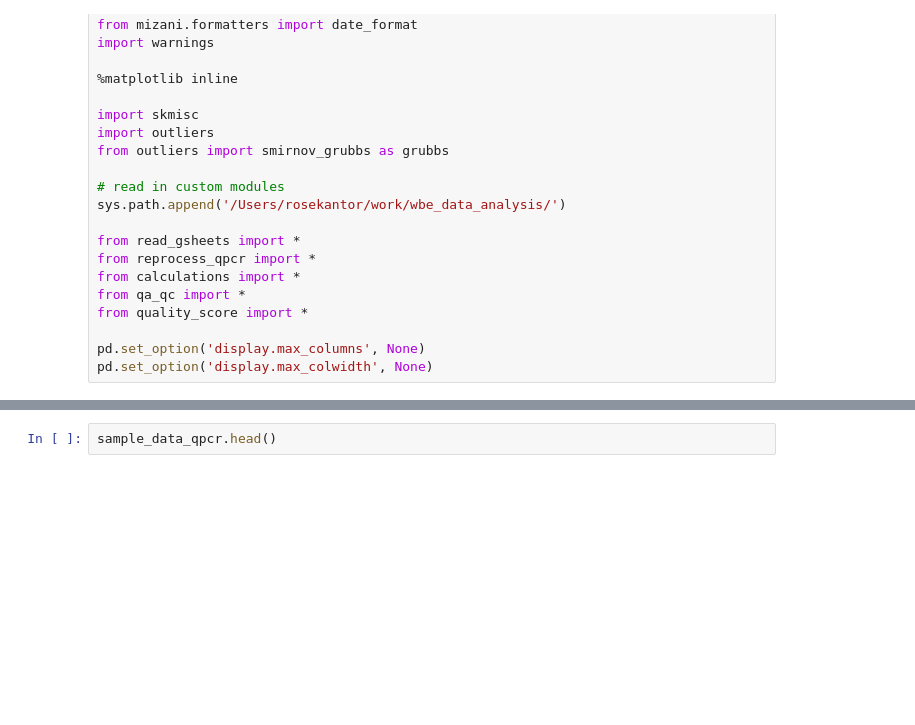
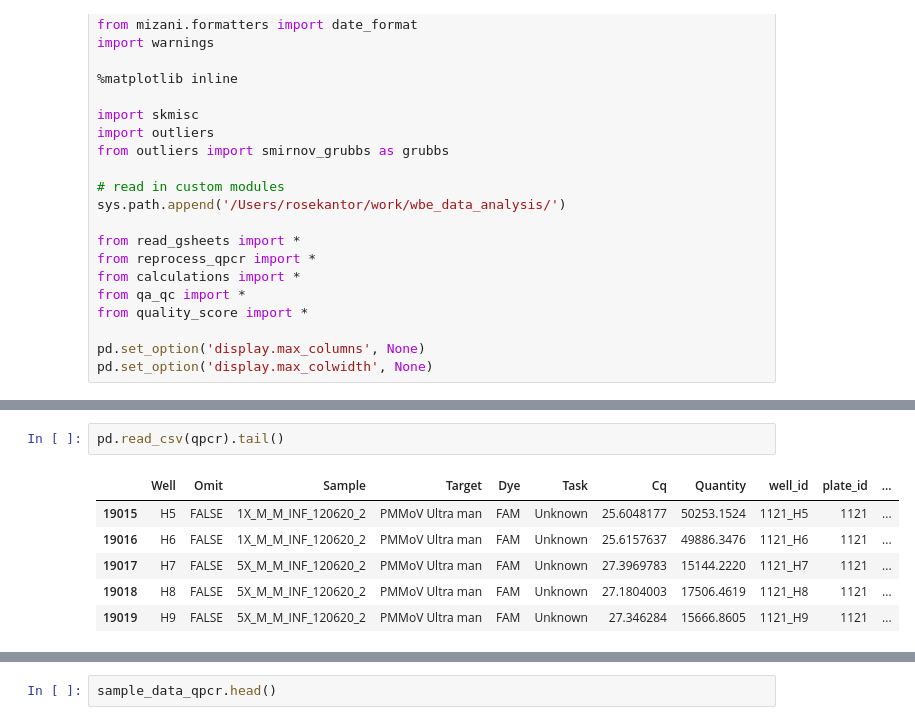
Before and after one commit to wastewaterlab/data_analysis, a Jupyter notebook: notebooks/testing_full_pipeline.ipynb, the cells around one changed output, grey strips where cells are left out. Drawn from its saved outputs; the diff is of its cells as text; blank space fills up the shorter version.

```diff
--- a/notebooks/testing_full_pipeline.ipynb
+++ b/notebooks/testing_full_pipeline.ipynb
@@ -75,0 +69,9 @@ plates = '/Users/rosekantor/scientific_work/Nelson_lab/wbe_project/data_wbe/Plat
+# %%
+pd.read_csv(qpcr).tail()
+# %% [output]
+|  | Well | Omit | Sample | Target | Dye | Task | Cq | Quantity | well_id | plate_id | ... |
+| 19015 | H5 | FALSE | 1X_M_M_INF_120620_2 | PMMoV Ultra man | FAM | Unknown | 25.6048177 | 50253.1524 | 1121_H5 | 1121 | ... |
+| 19016 | H6 | FALSE | 1X_M_M_INF_120620_2 | PMMoV Ultra man | FAM | Unknown | 25.6157637 | 49886.3476 | 1121_H6 | 1121 | ... |
+| 19017 | H7 | FALSE | 5X_M_M_INF_120620_2 | PMMoV Ultra man | FAM | Unknown | 27.3969783 | 15144.2220 | 1121_H7 | 1121 | ... |
+| 19018 | H8 | FALSE | 5X_M_M_INF_120620_2 | PMMoV Ultra man | FAM | Unknown | 27.1804003 | 17506.4619 | 1121_H8 | 1121 | ... |
+| 19019 | H9 | FALSE | 5X_M_M_INF_120620_2 | PMMoV Ultra man | FAM | Unknown | 27.346284 | 15666.8605 | 1121_H9 | 1121 | ... |
```
Also changed, not shown: parts of 19 cells of this notebook.
